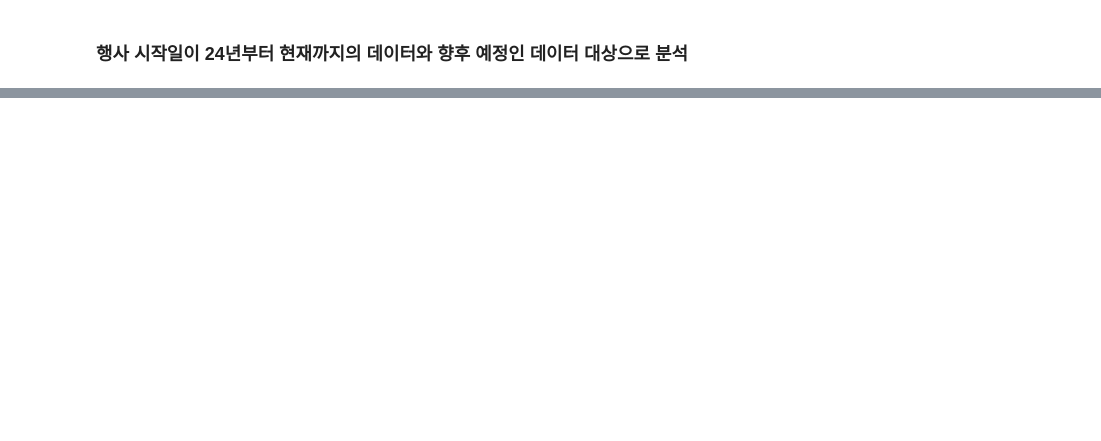
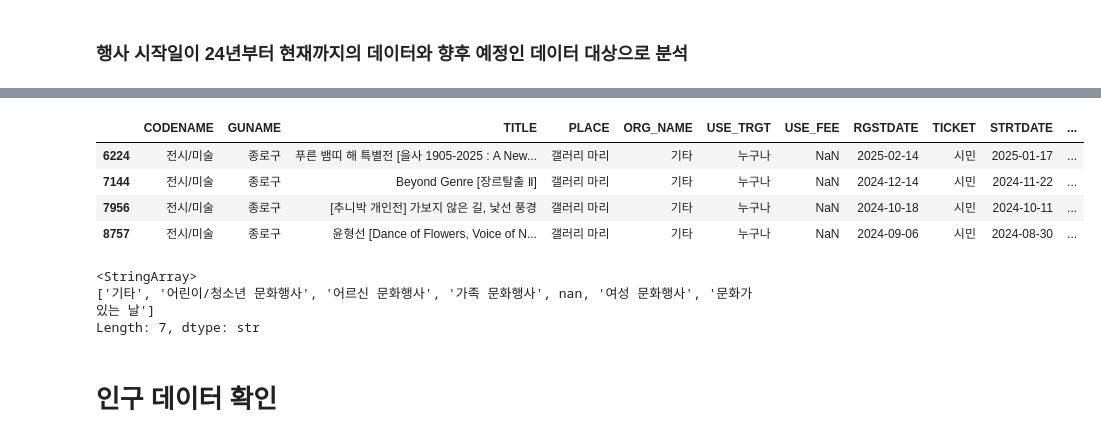
Before and after one commit to kkw5389-collab/sprint_mission17, a Jupyter notebook: notebooks/mission17.ipynb, the cells around one changed output, grey strips where cells are left out. Cells and saved outputs as stored; diff of their text form; code cells hidden in the pictures; blank space fills up the shorter version.

```diff
--- a/notebooks/mission17.ipynb
+++ b/notebooks/mission17.ipynb
@@ -289,0 +543,8 @@ df_recent.to_csv(
+# %%
+df_c[df_c["PLACE"] == '갤러리 마리']
+# %% [output]
+|  | CODENAME | GUNAME | TITLE | PLACE | ORG_NAME | USE_TRGT | USE_FEE | RGSTDATE | TICKET | STRTDATE | ... |
+| 6224 | 전시/미술 | 종로구 | 푸른 뱀띠 해 특별전 [을사 1905-2025 : A New... | 갤러리 마리 | 기타 | 누구나 | NaN | 2025-02-14 | 시민 | 2025-01-17 | ... |
+| 7144 | 전시/미술 | 종로구 | Beyond Genre [장르탈출 Ⅱ] | 갤러리 마리 | 기타 | 누구나 | NaN | 2024-12-14 | 시민 | 2024-11-22 | ... |
+| 7956 | 전시/미술 | 종로구 | [추니박 개인전] 가보지 않은 길, 낯선 풍경 | 갤러리 마리 | 기타 | 누구나 | NaN | 2024-10-18 | 시민 | 2024-10-11 | ... |
+| 8757 | 전시/미술 | 종로구 | 윤형선 [Dance of Flowers, Voice of N... | 갤러리 마리 | 기타 | 누구나 | NaN | 2024-09-06 | 시민 | 2024-08-30 | ... |
@@ -289,0 +554,8 @@ df_recent.to_csv(
+# %%
+df_c["THEMECODE"].unique()
+# %% [output]
+<StringArray>
+['기타', '어린이/청소년 문화행사', '어르신 문화행사', '가족 문화행사', nan, '여성 문화행사', '문화가 있는 날']
+Length: 7, dtype: str
+# %% [markdown]
+# 인구 데이터 확인
```
Also changed, not shown: parts of 48 cells of this notebook.
